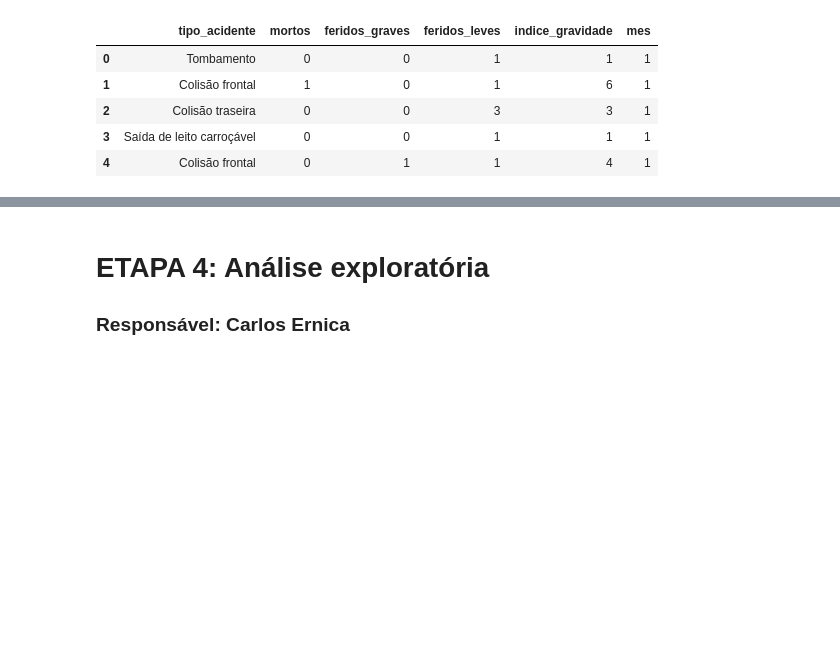
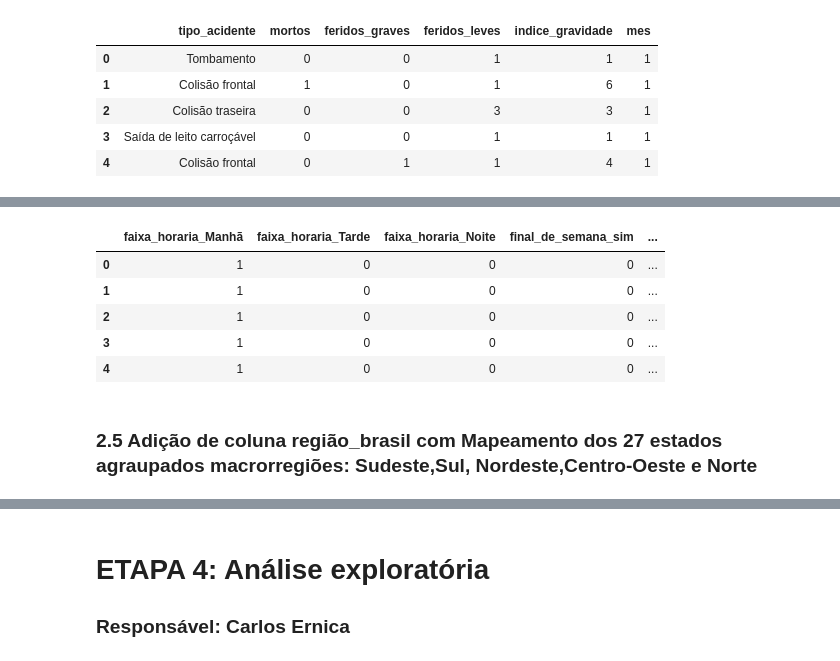
Before and after one commit to amalicef-sys/Projeto-Caixaverso-2026, a Jupyter notebook: notebook/analise_acidentes_2025.ipynb, the cells around one changed output, grey strips where cells are left out. Drawn from its saved outputs; the diff is of its cells as text; code cells hidden in the pictures; blank space fills up the shorter version.

```diff
--- a/notebook/analise_acidentes_2025.ipynb
+++ b/notebook/analise_acidentes_2025.ipynb
@@ -2053,0 +2092,16 @@ df[['tipo_acidente', 'mortos', 'feridos_graves', 'feridos_leves', 'indice_gravid
+# %%
+df_dummies = pd.get_dummies(
+    df[['faixa_horaria', 'final_de_semana', 'classificacao_acidente']],
+    drop_first=True,
+    dtype=int
+)
+display(df_dummies.head())
+# %% [output]
+|  | faixa_horaria_Manhã | faixa_horaria_Tarde | faixa_horaria_Noite | final_de_semana_sim | ... |
+| 0 | 1 | 0 | 0 | 0 | ... |
+| 1 | 1 | 0 | 0 | 0 | ... |
+| 2 | 1 | 0 | 0 | 0 | ... |
+| 3 | 1 | 0 | 0 | 0 | ... |
+| 4 | 1 | 0 | 0 | 0 | ... |
+# %% [markdown]
+### 2.5 Adição de coluna região_brasil com Mapeamento dos 27 estados agraupados macrorregiões: Sudeste,Sul, Nordeste,Centro-Oeste e Norte
```
Also changed, not shown: parts of 40 cells of this notebook, 1 other file.
